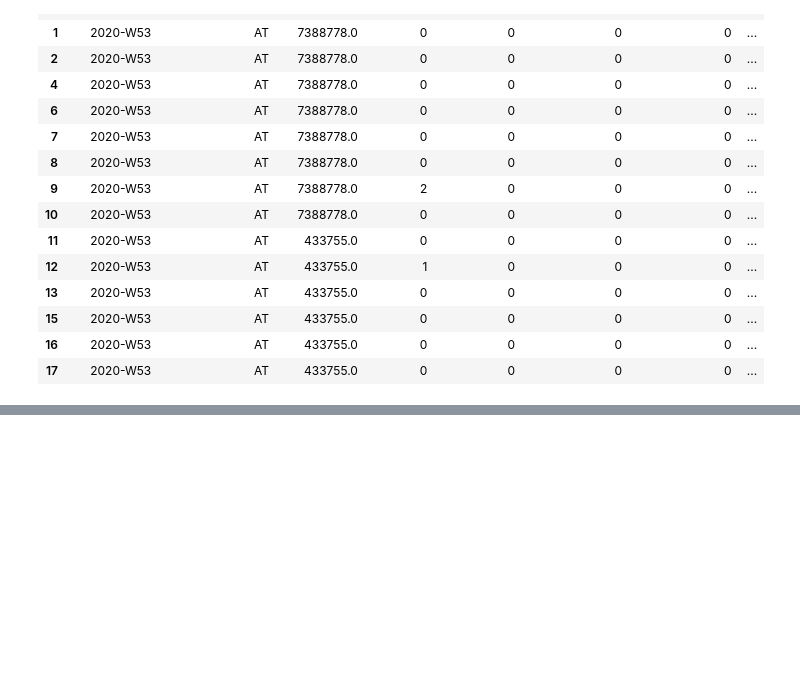
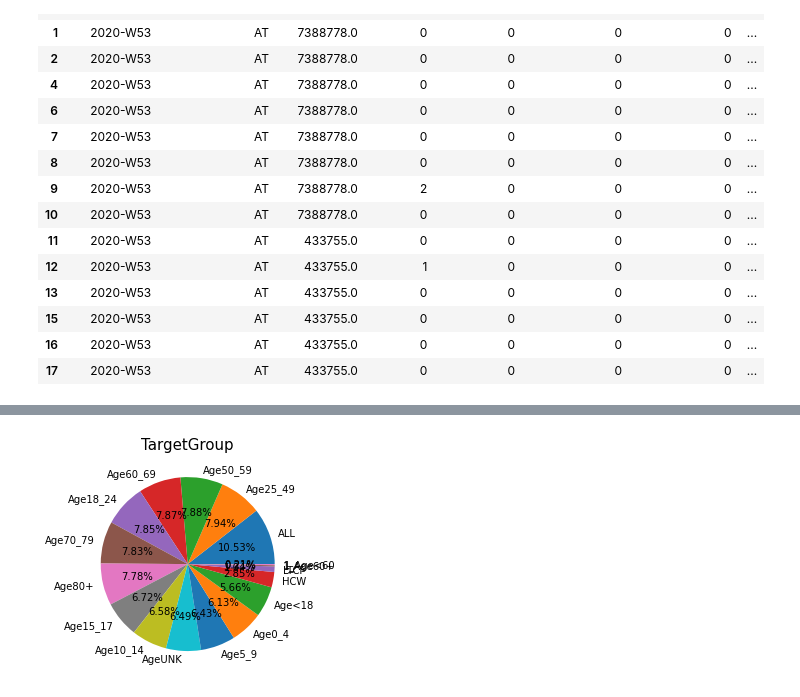
Before and after one commit to rezamosavi8740/Covid-Dataset-Analysis, a Jupyter notebook: Covid.ipynb, the cells around one changed output, grey strips where cells are left out. Cells and saved outputs as stored; diff of their text form; code cells hidden in the pictures; blank space fills up the shorter version.

Commit message:
plot and drop valueTargetGroup cloumn

```diff
--- a/Covid.ipynb
+++ b/Covid.ipynb
@@ -364,0 +386,7 @@ df.head(15)
+# %%
+df1 = df['TargetGroup'].value_counts()
+plt.pie(df1.values, labels=df1.index, autopct='%0.2f%%')
+plt.title('TargetGroup', fontsize=15)
+plt.show()
+# %% [output]
+[figure, added]
```
Also changed, not shown: parts of 9 cells of this notebook.
